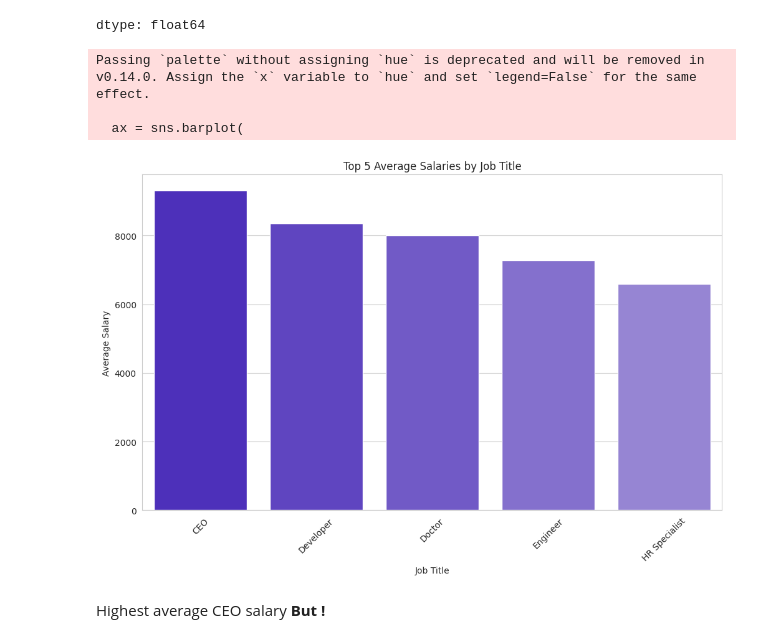
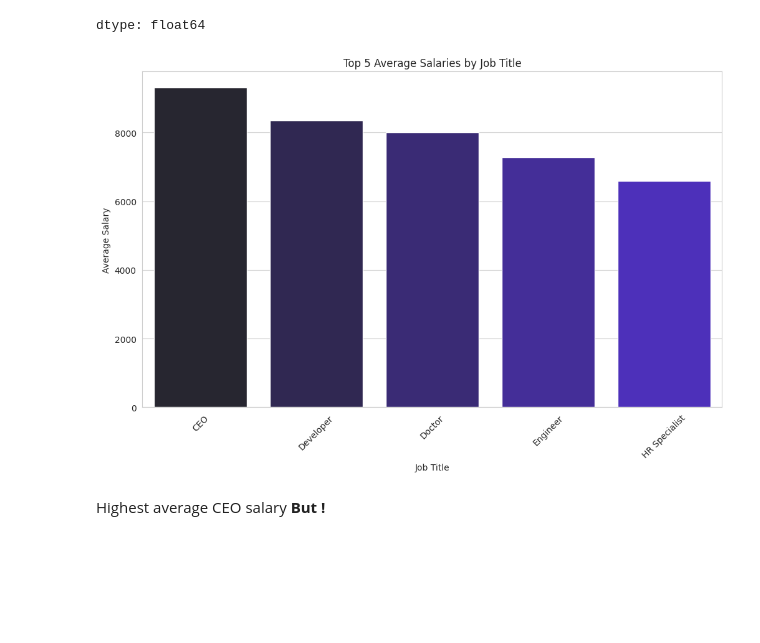
Before and after one commit to alkhurayjah/Unit3_Project, a Jupyter notebook: EDA_project.ipynb, the cells around one changed output. Drawn from its saved outputs; the diff is of its cells as text; code cells hidden in the pictures; blank space fills up the shorter version.

```diff
--- a/EDA_project.ipynb
+++ b/EDA_project.ipynb
@@ -186,7 +167,6 @@ dtype: int64
 df['job_date'] = pd.to_datetime(df['job_date'])
 df['year'] = df['job_date'].dt.year
 df['month'] = df['job_date'].dt.month
-df['day'] = df['job_date'].dt.day
 # %%
 # 1. Calculate the Upper Bound for outliers using IQR
 Q1 = df['Salary'].quantile(0.25)
@@ -265,6 +253,9 @@ Rows after filtering Pilot: 1385
 df.drop(columns=["city"], inplace=True)
 df.drop(columns=["job_date"], inplace=True)
 df.drop(columns=["eco_activity"], inplace=True)
+df.drop(columns=["positions"], inplace=True)
+df.drop(columns=["comp_type"], inplace=True)
+df.drop(columns=["comp_name"], inplace=True)
 # %% [markdown]
 
 
@@ -317,26 +308,24 @@ top_salaries
 dtype: float64
 # %%
 plt.figure(figsize=(12, 7))
+top_jobs = df.groupby('job_title')['Salary'].mean().nlargest(5)
+custom_palette = sns.dark_palette("#4019D1", n_colors=5)
 
-custom_palette = sns.light_palette("#4019D1", n_colors=10, reverse=True)
-
-ax = sns.barplot(
-    x=df.groupby('job_title')['Salary'].mean().nlargest(5).index,
-    y=df.groupby('job_title')['Salary'].mean().nlargest(5).values,
-    palette=custom_palette
+sns.barplot(
+    x=top_jobs.index,
+    y=top_jobs.values,
+    hue=top_jobs.index,
+    palette=custom_palette,
+    legend=False
 )
-
 plt.title("Top 5 Average Salaries by Job Title")
 plt.xlabel("Job Title")
 plt.ylabel("Average Salary")
+
 plt.xticks(rotation=45)
-
 plt.show()
 # %% [output]
-Passing `palette` without assigning `hue` is deprecated and will be removed in v0.14.0. Assign the `x` variable to `hue` and set `legend=False` for the same effect.
-
-  ax = sns.barplot(
-[figure, old version]
+[figure, new version]
 # %% [markdown]
 Highest average CEO salary **But !**
 # %% [markdown]
```
Also changed, not shown: parts of 16 cells of this notebook.
